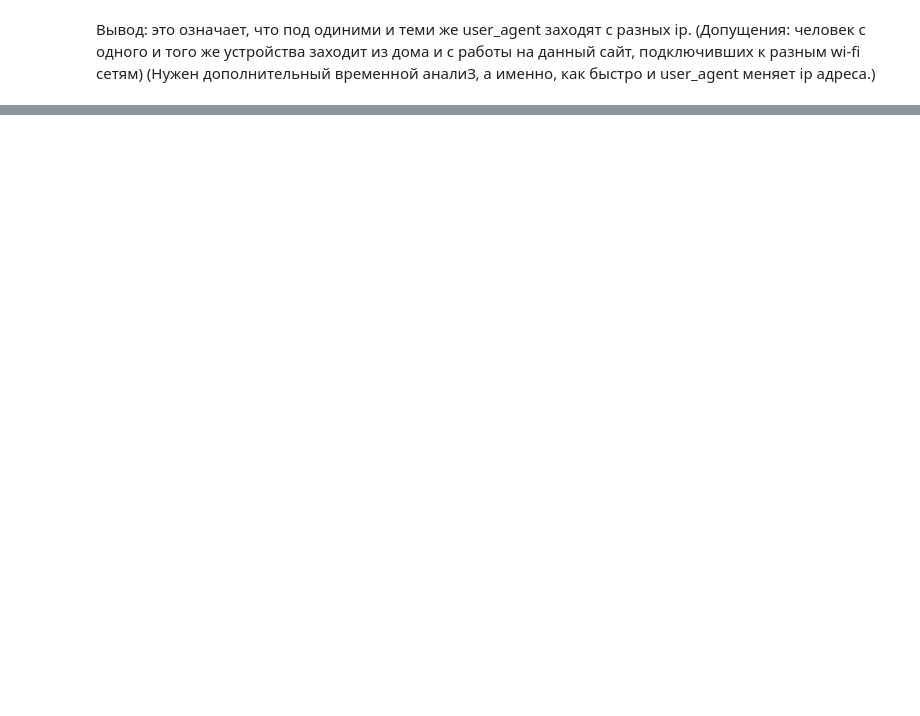
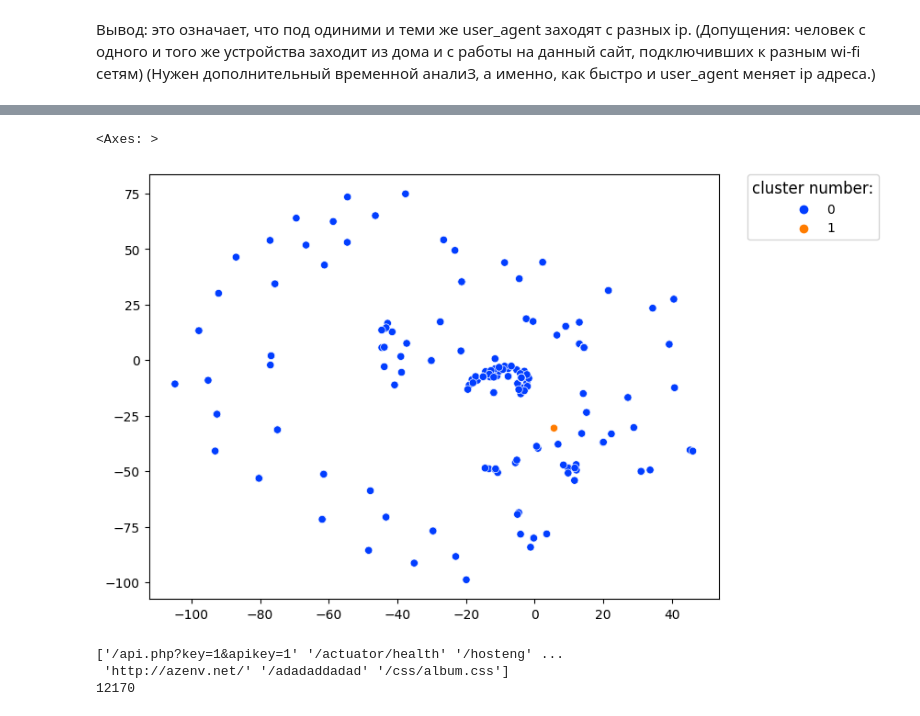
Before and after one commit to KorotkovED/Diplom, a Jupyter notebook: Копия_блокнота_"Diplom_ipynb".ipynb, the cells around one changed output, grey strips where cells are left out. Saved outputs shown, nothing was run; the diff lists cells and outputs as text; code cells hidden in the pictures; blank space fills up the shorter version.

```diff
--- a/Копия_блокнота_"Diplom_ipynb".ipynb
+++ b/Копия_блокнота_"Diplom_ipynb".ipynb
@@ -139,7 +198,7 @@ for i in range(len(stack_bytes)):
 # %%
 # Рассмотрение случаев, где отправленныех байтов >1000, а также, какие чаще всего нагружатся методы (request_method)
 request_methods = df['request_method'].unique().tolist()
-filtered_df = df[df['body_bytes_sent'] > 1000]
+filtered_df = df[df['body_bytes_sent'] > 162]
 
 for i in request_methods:
     raws = filtered_df[filtered_df['request_method'] == i].shape[0]
@@ -390,16 +538,27 @@ event_df['session_id'] = (session_mask).cumsum()
+# %%
+stack_cluster = [df_bot, df_mobile, df_pc]
 # %%
-#Время, проведенное на странице
-event_df.sort_values(by=['remote_addr', 'time_local', 'session_id'], inplace=True)
-event_df['time_on_page'] = event_df.groupby(['remote_addr','session_id'])['time_local'].diff(1)
+#Сессии пользователей (remote_addr)
+finally_stack_cluster = []
 
-#Перевод времени, проведенное на странице в секунды
-event_df['time_on_page'] = event_df['time_on_page'].dt.total_seconds()
+for cluster_data in stack_cluster:
+  event_df = cluster_data
+  event_df.sort_values(by=['remote_addr','http_user_agent', 'time_local'], inplace=True)
+  event_df['time_diff'] = event_df.groupby(['remote_addr','http_user_agent'])['time_local'].diff(1)
+  max_session_gap = pd.Timedelta(seconds=30)
+  session_mask = (event_df['time_diff'].isnull()) | (event_df['time_diff'].fillna(pd.Timedelta(seconds=0)) > max_session_gap)
+  event_df['session_id'] = (session_mask).cumsum()
+  #Время, проведенное на странице
+  event_df.sort_values(by=['remote_addr', 'time_local', 'session_id'], inplace=True)
+  event_df['time_on_page'] = event_df.groupby(['remote_addr','session_id'])['time_local'].diff(1)
+
+  #Перевод времени, проведенное на странице в секунды
+  event_df['time_on_page'] = event_df['time_on_page'].dt.total_seconds()
 
 
-#События, которые были первыми в сессии
-event_df['is_first_event_in_session'] = event_df.groupby('session_id').cumcount() == 0
+  #События, которые были первыми в сессии
+  event_df['is_first_event_in_session'] = event_df.groupby('session_id').cumcount() == 0
 
-event_df = event_df.sort_index()
-data = event_df[event_df['class']== 'pc']
-data.head(30)
+  event_df = event_df.sort_index()
+  finally_stack_cluster.append(event_df)
 # %% [output]
@@ -456,0 +582,4 @@ Name: request_path, dtype: int64
+# %%
+df_bot = finally_stack_cluster[0]
+df_mobile = finally_stack_cluster[1]
+df_pc = finally_stack_cluster[2]
@@ -456,0 +677,25 @@ Name: request_path, dtype: int64
+# %%
+from retentioneering.tooling.clusters import Clusters
+
+clusters = Clusters(eventstream=pc_eventstream)
+features = clusters.extract_features(ngram_range=(1, 2), feature_type='markov')
+clusters.fit(method='kmeans', n_clusters=2, X=features, random_state=42)
+
+clusters.projection(method='tsne')
+# %% [output]
+<Axes: >
+[figure, added]
+# %%
+#Наиболее посещаемые страницы
+page_visits_200 = df[df['status']==200]['request_path'].unique()
+page_visits_counts_200 = df[df['status']==200]['request_path'].nunique()
+
+page_visits_301 = df[df['status']==301]['request_path'].unique()
+page_visits_counts_301 = df[df['status']==301]['request_path'].nunique()
+
+print(page_visits_301)
+print(page_visits_counts_301)
+# %% [output]
+['/api.php?key=1&apikey=1' '/actuator/health' '/hosteng' ...
+ 'http://azenv.net/' '/adadaddadad' '/css/album.css']
+12170
```
Also changed, not shown: parts of 49 cells of this notebook.
